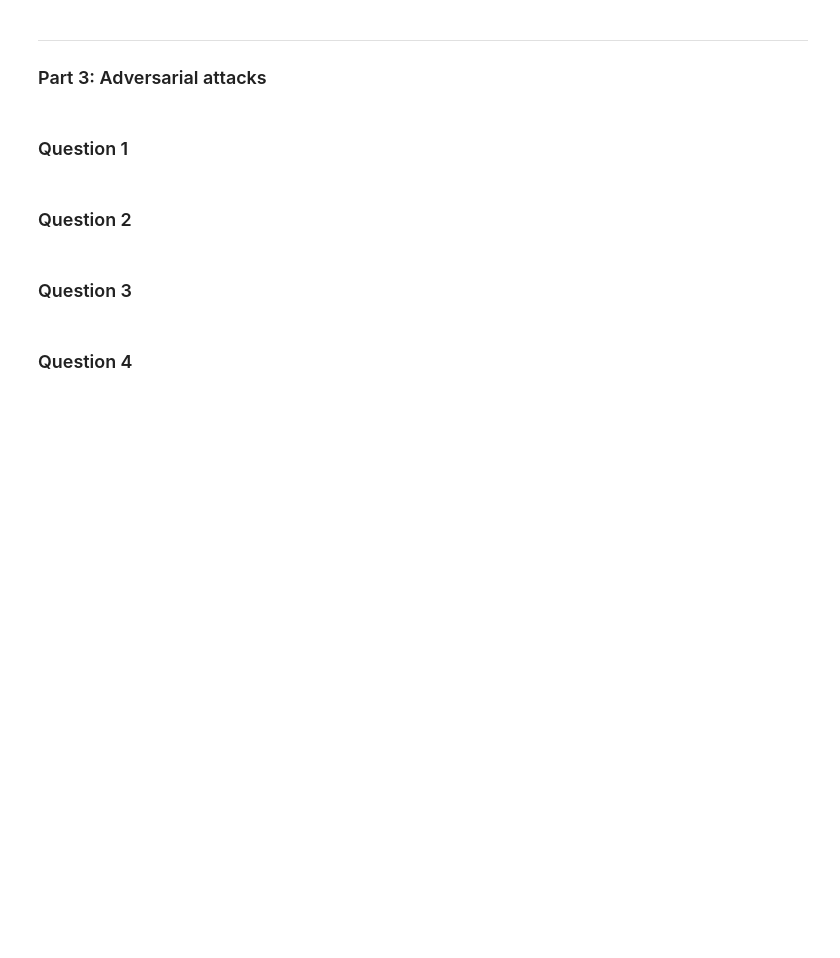
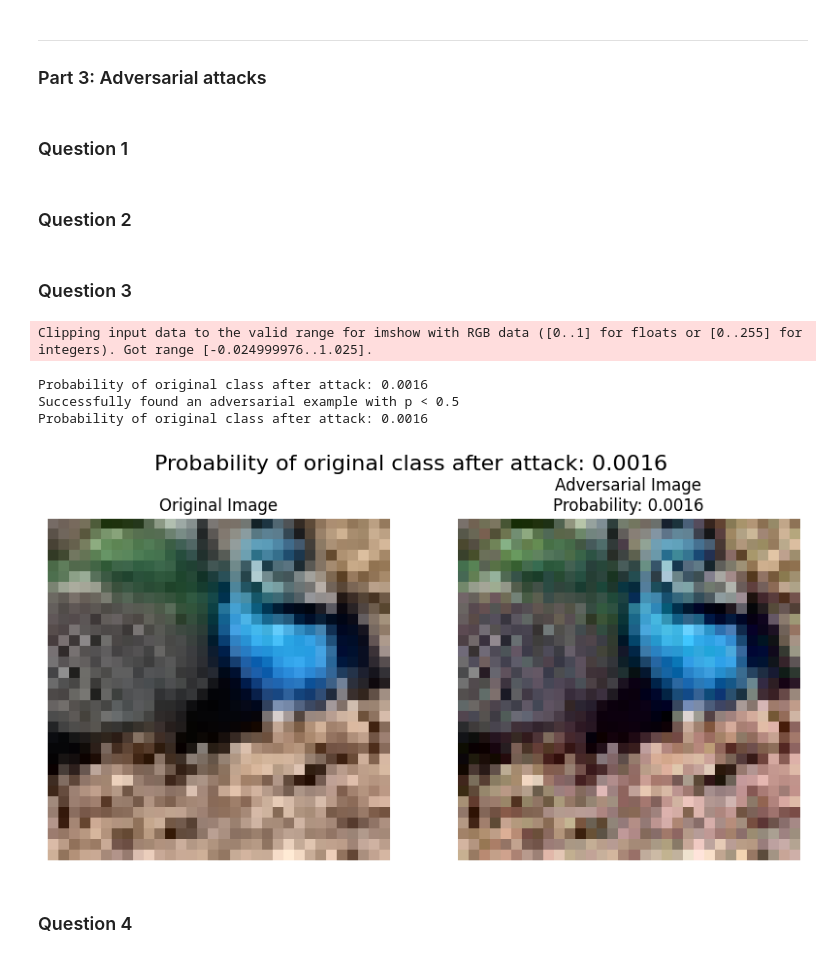
Before and after one commit to AAreeb13/Machine-Learning-Foundations, a Jupyter notebook: coursework2.ipynb, the cells around one changed output. Cells and saved outputs as stored; diff of their text form; code cells hidden in the pictures; blank space fills up the shorter version.

```diff
--- a/coursework2.ipynb
+++ b/coursework2.ipynb
@@ -1039,4 +1132,82 @@ While the accuracy is much large, the initial problem had a larger number of cla
 # %% [markdown]
 ### Question 3
+# %%
+successful_adv_image = None
+successful_original_image = None
+successful_label = None
+probability_of_original_class = None
+
+for data in testloader_small:
+    images, labels = data
+    for i in range(images.size(0)):
+        image = images[i]
+        label = labels[i]
+        if testset_small.class_to_idx['bird'] == label:
+            adv_image, prob = adversarial(net, mlp, image, label, epsilon=0.05)
+            print(f'Probability of original class after attack: {prob.item():.4f}')
+            if prob.item() < 0.5:
+                # we found a successful attack
+                successful_adv_image = adv_image
+                successful_original_image = image
+                successful_label = label
+                probability_of_original_class = prob
+                break
+    if successful_adv_image is not None:
+        break
+
+import matplotlib.pyplot as plt
+import numpy as np
+
+# Ensure that successful_adv_image and successful_original_image are found
+if successful_adv_image is not None:
+    print("Successfully found an adversarial example with p < 0.5")
+    print(f'Probability of original class after attack: {probability_of_original_class.item():.4f}')
+
+    # Unnormalize the images for plotting (if needed)
+    # Assuming the images were normalized with mean=0.5, std=0.5 during the preprocessing
+    successful_adv_image = successful_adv_image / 2 + 0.5
+    successful_original_image = successful_original_image / 2 + 0.5
+
+    # Convert from (C, H, W) to (H, W, C) for proper visualization
+    np_adv_img = successful_adv_image.detach().cpu().numpy()
+    np_orig_img = successful_original_image.detach().cpu().numpy()
+
+    # Plotting both images side by side
+    fig, axes = plt.subplots(1, 2, figsize=(10, 5))
+
+    # Plot original image
+    axes[0].imshow(np.transpose(np_orig_img, (1, 2, 0)))  # Convert from (C, H, W) to (H, W, C)
+    axes[0].set_title('Original Image')
+    axes[0].axis('off')  # Hide the axes for better visualization
+
+    # Plot adversarial image
+    axes[1].imshow(np.transpose(np_adv_img, (1, 2, 0)))  # Convert from (C, H, W) to (H, W, C)
+    axes[1].set_title(f'Adversarial Image\nProbability: {probability_of_original_class.item():.4f}')
+    axes[1].axis('off')  # Hide the axes for better visualization
+
+    # Add a common title for both images
+    plt.suptitle(f'Probability of original class after attack: {probability_of_original_class.item():.4f}', fontsize=16)
+
+    plt.show()
+
+else:
+    print("No successful adversarial attack found.")
+
+# In this section, we find an example of a bird image from the test set that was correctly classified by the fine-tuned model
+# and generate an adversarial example using the MI-FGSM method with epsilon = 0.05 and display it.
+# The steps are as follows:
+# 1. Select an image of a bird from a testing set that was correctly classified by the fine-tuned model
+# and generate an adversarial example using the function adversarial at ϵ = 0.05, and print
+# the probability p from the function.
+# 2. Repeat until you find an image that is successfully attacked with p < 0.5 (if you are lucky, the
+# first image may be fine).
+# 3. Plot the original image, the adversarial image, and the probability that the adversarial image
+# is classified as the true label.
+# %% [output]
+Clipping input data to the valid range for imshow with RGB data ([0..1] for floats or [0..255] for integers). Got range [-0.024999976..1.025].
+Probability of original class after attack: 0.0016
+Successfully found an adversarial example with p < 0.5
+Probability of original class after attack: 0.0016
+[figure, added]
 # %% [markdown]
 ### Question 4
```
Also changed, not shown: parts of 14 cells of this notebook.
